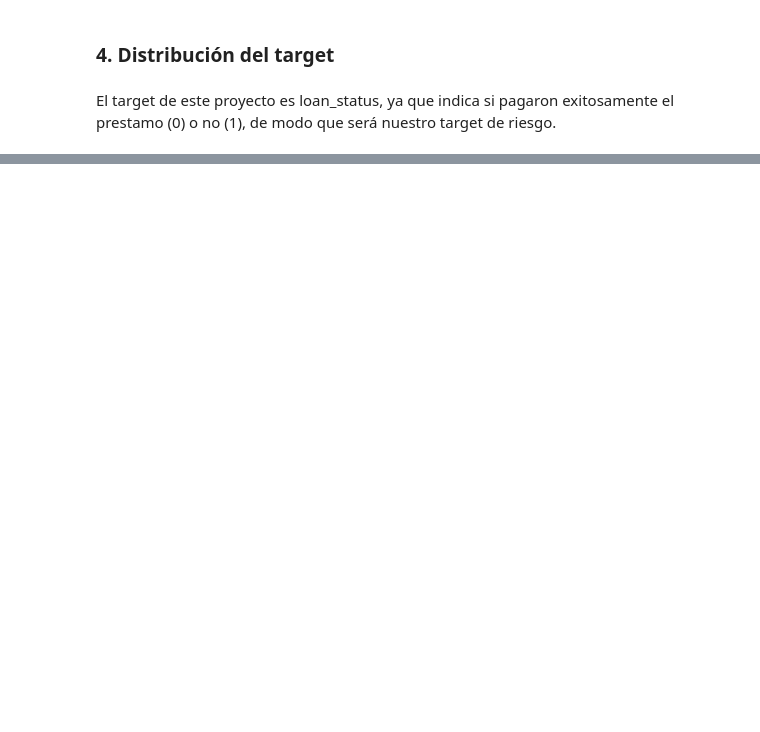
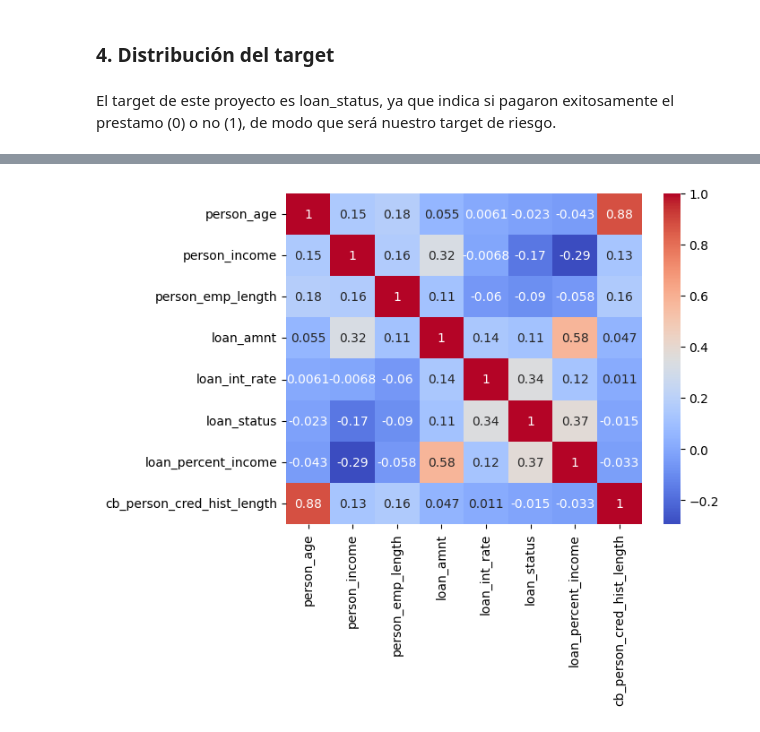
Before and after one commit to VictorMDSS/Machine_Learning_Project_Victor_Manuel_De_Sousa_Sanchez, a Jupyter notebook: clasificador_binario/credit_risk_clasification.ipynb, the cells around one changed output, grey strips where cells are left out. Saved outputs shown, nothing was run; the diff lists cells and outputs as text; code cells hidden in the pictures; blank space fills up the shorter version.

```diff
--- a/clasificador_binario/credit_risk_clasification.ipynb
+++ b/clasificador_binario/credit_risk_clasification.ipynb
@@ -197,0 +251,4 @@ target = "loan_status"
+# %%
+corre = train_set.corr(numeric_only=True)
+corr_abs = np.abs(corre[target].sort_values(ascending = True))
+corr_abs
@@ -197,0 +265,4 @@ target = "loan_status"
+# %%
+sns.heatmap(corre, annot= True, cmap= "coolwarm");
+# %% [output]
+[figure, added]
```
Also changed, not shown: parts of 16 cells of this notebook.
